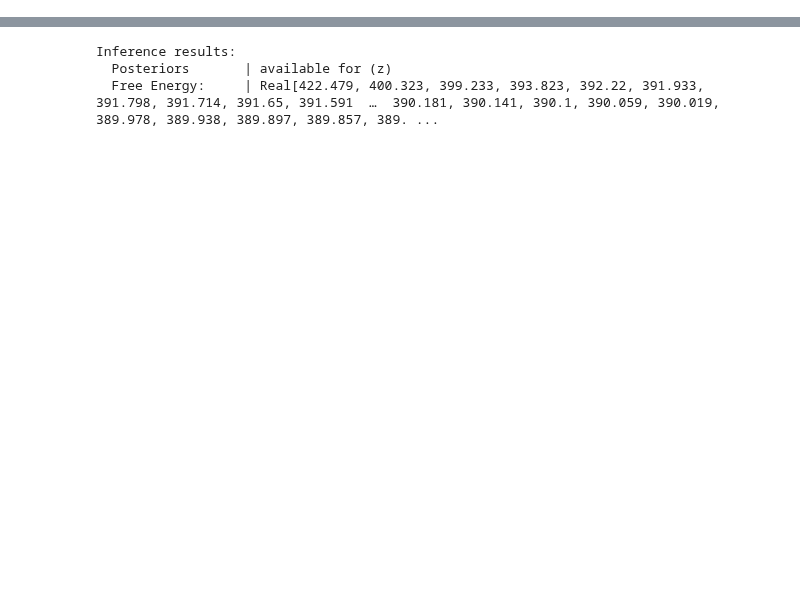
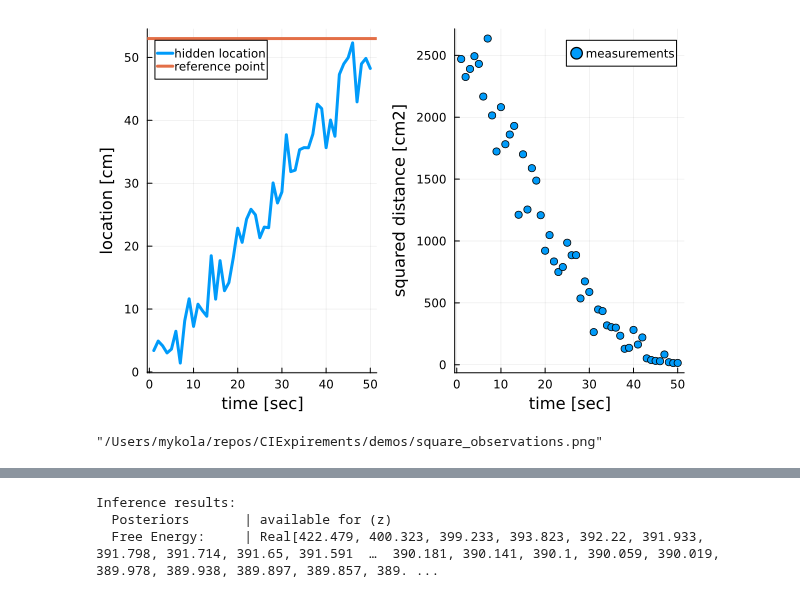
Before and after one commit to biaslab/CVMP, a Jupyter notebook: demos/determentistic_normal.ipynb, the cells around one changed output, grey strips where cells are left out. Cells and saved outputs as stored; diff of their text form; code cells hidden in the pictures; blank space fills up the shorter version.

Commit message:
feat: fix square filtering model ipynb

```diff
--- a/demos/determentistic_normal.ipynb
+++ b/demos/determentistic_normal.ipynb
@@ -3,0 +13,17 @@ using CCMP
+# %%
+# plot hidden location and reference frame
+p1 = plot(1:nr_observations, hidden_location, linewidth=3, legend=:topleft, label="hidden location")
+hline!([reference_point], linewidth=3, label="reference point")
+xlabel!("time [sec]"), ylabel!("location [cm]")
+
+# plot measurements
+p2 = scatter(1:nr_observations, measurements, linewidth=3, label="measurements")
+xlabel!("time [sec]"), ylabel!("squared distance [cm2]")
+
+plot(p1, p2)
+# %% [output]
+[figure, added]
+# %%
+savefig("square_observations")
+# %% [output]
+"/Users/mykola/repos/CIExpirements/demos/square_observations.png"
```
Also changed, not shown: parts of 33 cells of this notebook.
